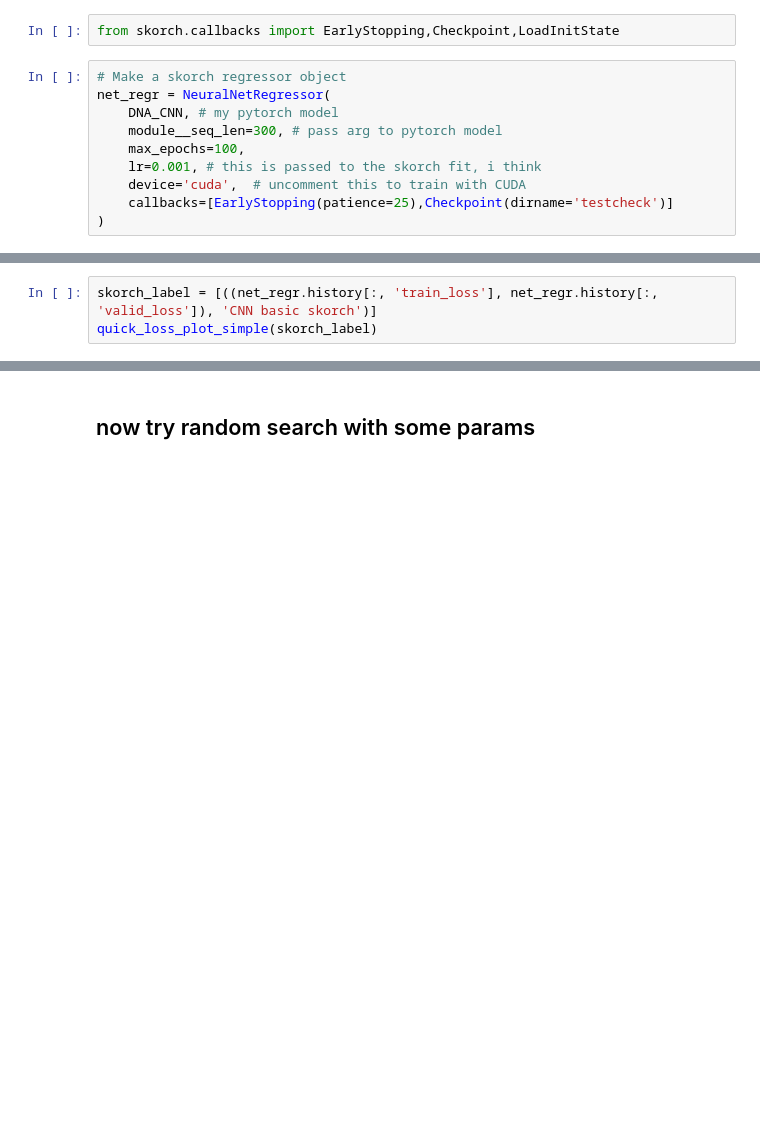
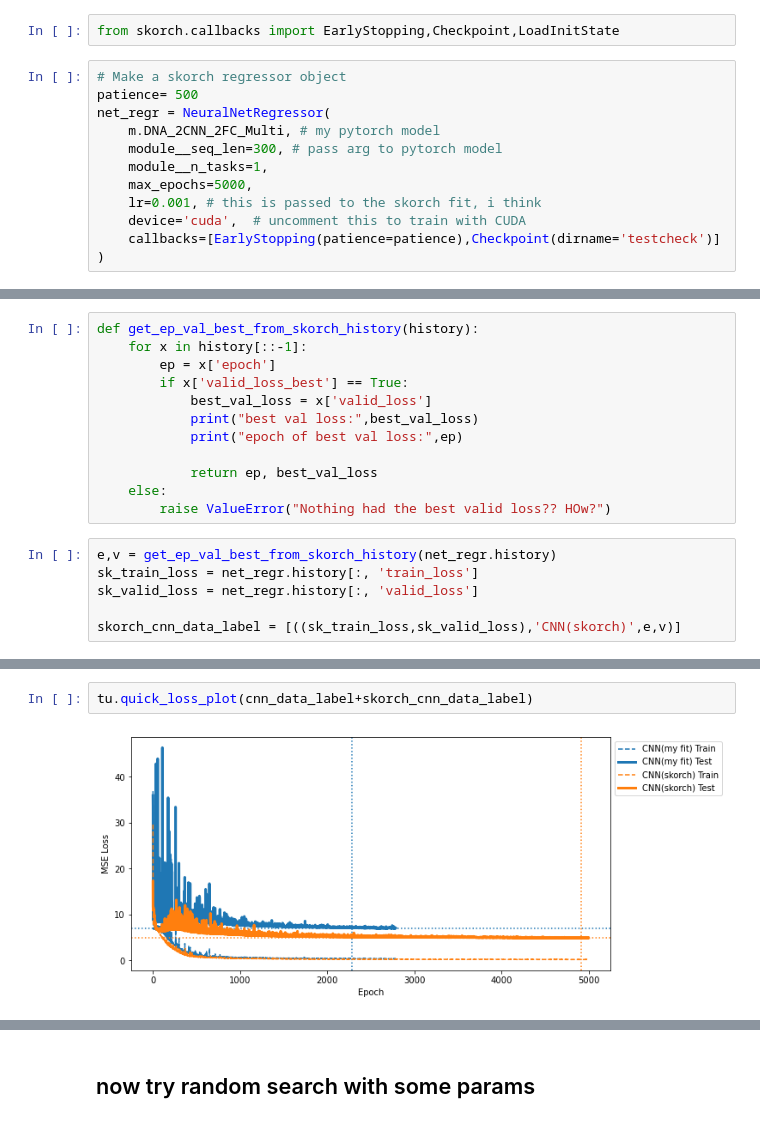
Before and after one commit to erinhwilson/deep-5g-sandbox, a Jupyter notebook: 5g_single_task_hyperparameter_search_skorch_LOGTPM.ipynb, the cells around one changed output, grey strips where cells are left out. Saved outputs shown, nothing was run; the diff lists cells and outputs as text; blank space fills up the shorter version.

```diff
--- a/5g_single_task_hyperparameter_search_skorch_LOGTPM.ipynb
+++ b/5g_single_task_hyperparameter_search_skorch_LOGTPM.ipynb
@@ -399,13 +289,15 @@ y: torch.Size([1763, 1])
 from skorch.callbacks import EarlyStopping,Checkpoint,LoadInitState
 # %%
 # Make a skorch regressor object
+patience= 500
 net_regr = NeuralNetRegressor(
-    DNA_CNN, # my pytorch model
+    m.DNA_2CNN_2FC_Multi, # my pytorch model
     module__seq_len=300, # pass arg to pytorch model
-    max_epochs=100,
+    module__n_tasks=1,
+    max_epochs=5000,
     lr=0.001, # this is passed to the skorch fit, i think
     device='cuda',  # uncomment this to train with CUDA
-    callbacks=[EarlyStopping(patience=25),Checkpoint(dirname='testcheck')]
+    callbacks=[EarlyStopping(patience=patience),Checkpoint(dirname='testcheck')]
 )
 # %%
 # Just call fit!
@@ -453,4 +342,19 @@ plt.show()
+# %%
+def get_ep_val_best_from_skorch_history(history):
+    for x in history[::-1]:
+        ep = x['epoch']
+        if x['valid_loss_best'] == True:
+            best_val_loss = x['valid_loss']
+            print("best val loss:",best_val_loss)
+            print("epoch of best val loss:",ep)
+
+            return ep, best_val_loss
+    else:
+        raise ValueError("Nothing had the best valid loss?? HOw?")
 # %%
-skorch_label = [((net_regr.history[:, 'train_loss'], net_regr.history[:, 'valid_loss']), 'CNN basic skorch')]
-quick_loss_plot_simple(skorch_label)
+e,v = get_ep_val_best_from_skorch_history(net_regr.history)
+sk_train_loss = net_regr.history[:, 'train_loss']
+sk_valid_loss = net_regr.history[:, 'valid_loss']
+
+skorch_cnn_data_label = [((sk_train_loss,sk_valid_loss),'CNN(skorch)',e,v)]
 # %% [output]
@@ -458,3 +363,7 @@ quick_loss_plot_simple(skorch_label)
+# %%
+tu.quick_loss_plot(cnn_data_label+skorch_cnn_data_label)
+# %% [output]
+[figure, added]
 # %%
 #y_pred = net_regr.predict(X[:5])
 y_pred = net_regr.predict(X)
```
Also changed, not shown: parts of 15 cells of this notebook, 2 other files.
